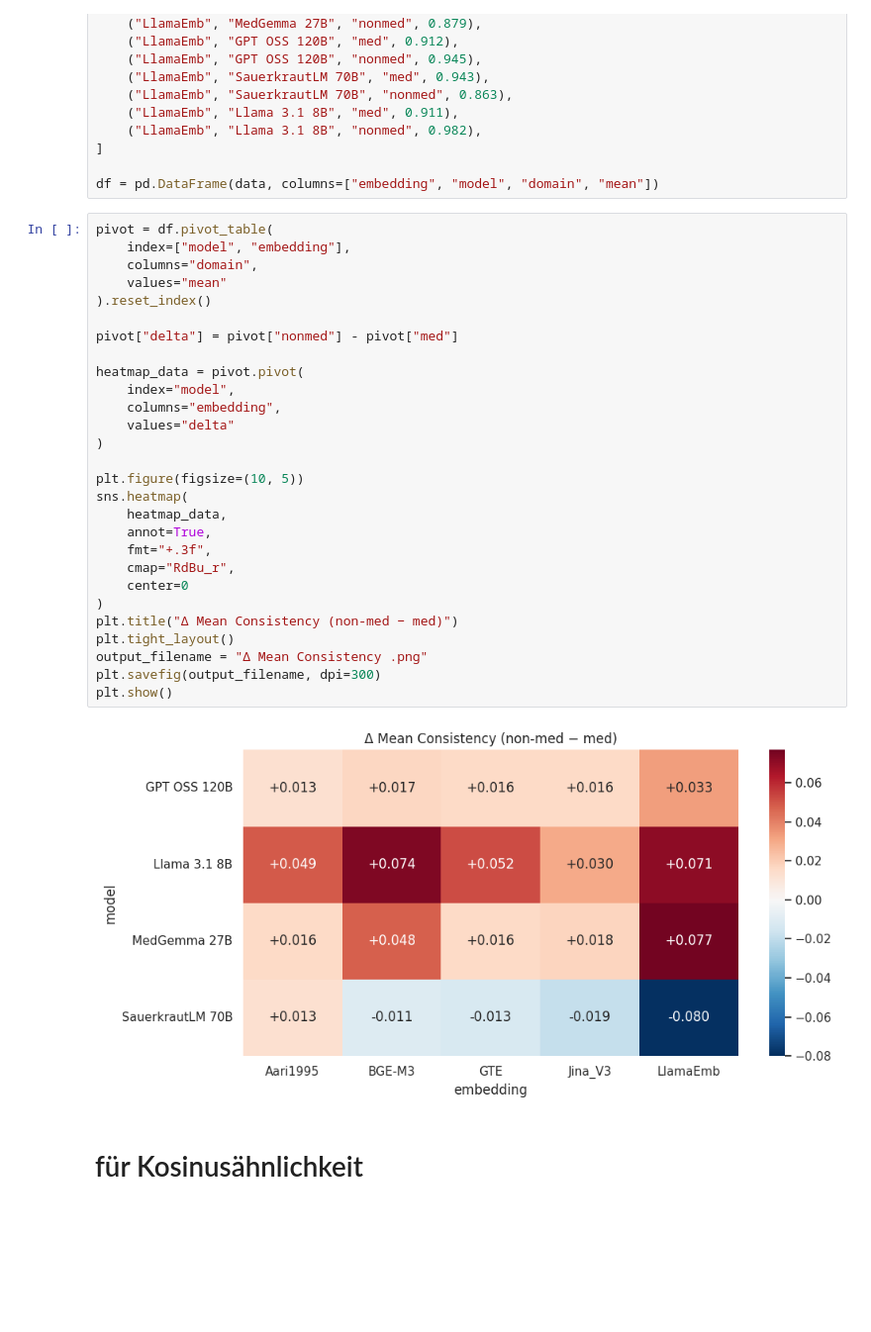
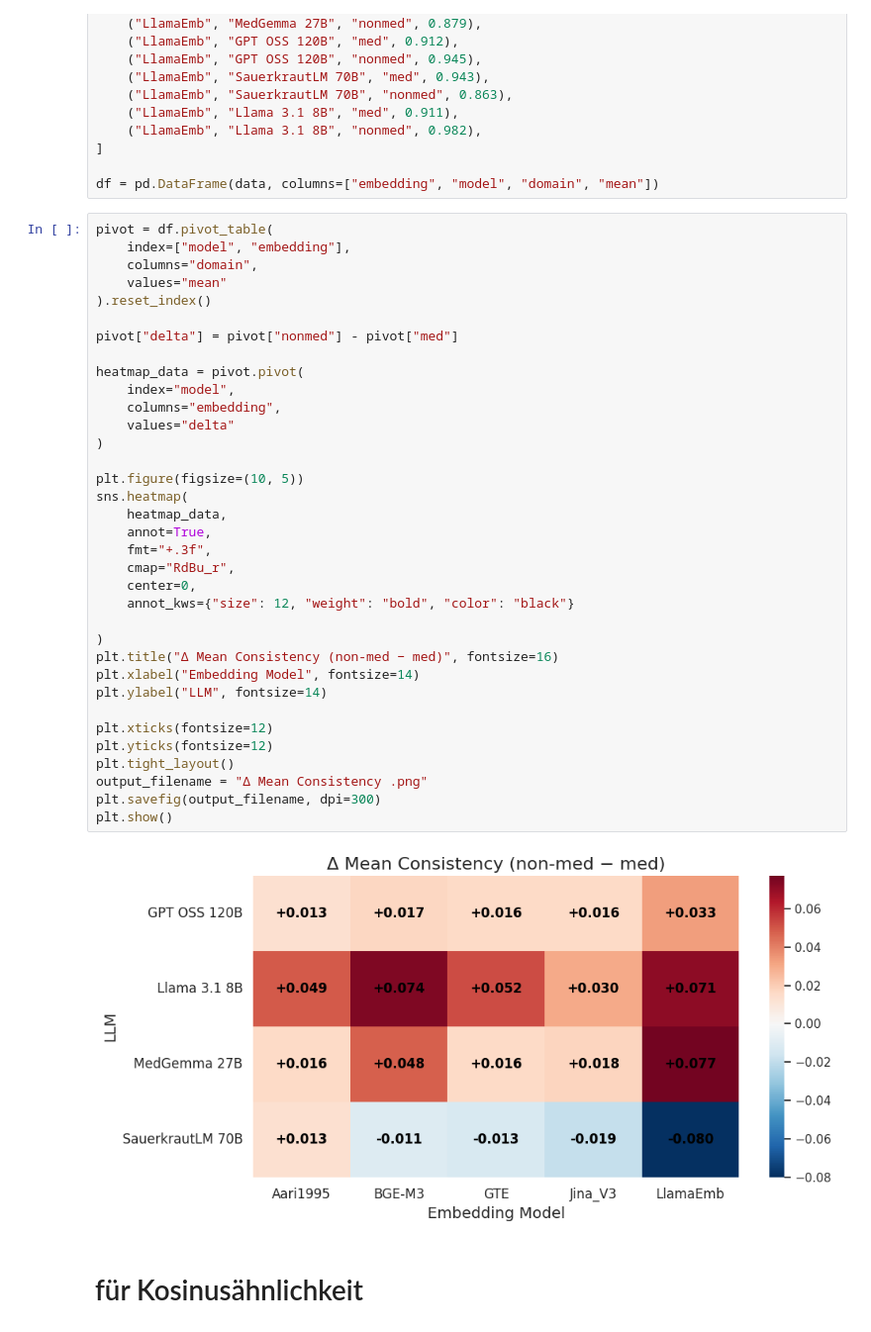
Before and after one commit to ahmad-Wattar/whisper-llm-eval, a Jupyter notebook: plots/gemeinsame_plots.ipynb, the cells around one changed output. Shown at 99% size. Drawn from its saved outputs; the diff is of its cells as text; blank space fills up the shorter version.

```diff
--- a/plots/gemeinsame_plots.ipynb
+++ b/plots/gemeinsame_plots.ipynb
@@ -65,33 +65,40 @@ df = pd.DataFrame(data, columns=["embedding", "model", "domain", "mean"])
 # %%
 pivot = df.pivot_table(
     index=["model", "embedding"],
     columns="domain",
     values="mean"
 ).reset_index()
 
 pivot["delta"] = pivot["nonmed"] - pivot["med"]
 
 heatmap_data = pivot.pivot(
     index="model",
     columns="embedding",
     values="delta"
 )
 
 plt.figure(figsize=(10, 5))
 sns.heatmap(
     heatmap_data,
     annot=True,
     fmt="+.3f",
     cmap="RdBu_r",
-    center=0
+    center=0,
+    annot_kws={"size": 12, "weight": "bold", "color": "black"}
+
 )
-plt.title("Δ Mean Consistency (non-med − med)")
+plt.title("Δ Mean Consistency (non-med − med)", fontsize=16)
+plt.xlabel("Embedding Model", fontsize=14)
+plt.ylabel("LLM", fontsize=14)
+
+plt.xticks(fontsize=12)
+plt.yticks(fontsize=12)
 plt.tight_layout()
 output_filename = "Δ Mean Consistency .png"
 plt.savefig(output_filename, dpi=300)
 plt.show()
 # %% [output]
-[figure, old version]
+[figure, new version]
 # %% [markdown]
 # für Kosinusähnlichkeit
 # %%
```
Also changed, not shown: parts of 8 cells of this notebook, 2 other files.
